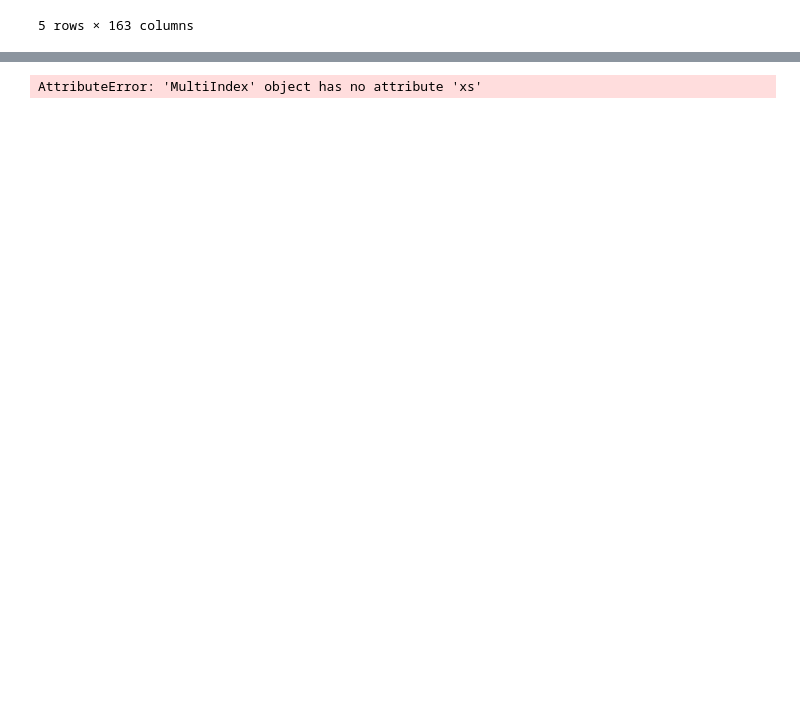
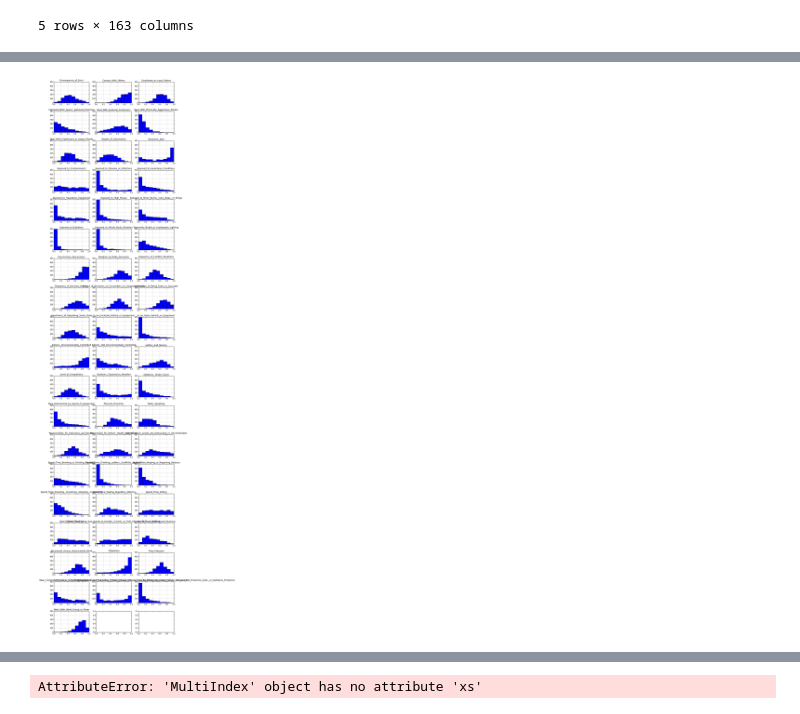
Before and after one commit to annaswigart/career-xplorer, a Jupyter notebook: ipython_notebooks/data_manipulation.ipynb, the cells around one changed output, grey strips where cells are left out. Cells and saved outputs as stored; diff of their text form; code cells hidden in the pictures; blank space fills up the shorter version.

```diff
--- a/ipython_notebooks/data_manipulation.ipynb
+++ b/ipython_notebooks/data_manipulation.ipynb
@@ -408,0 +432,4 @@ normed_df.head()
+# %%
+draw_histogram(normed_df.Work_Context)
+# %% [output]
+[figure, added]
```
Also changed, not shown: parts of 24 cells of this notebook.
